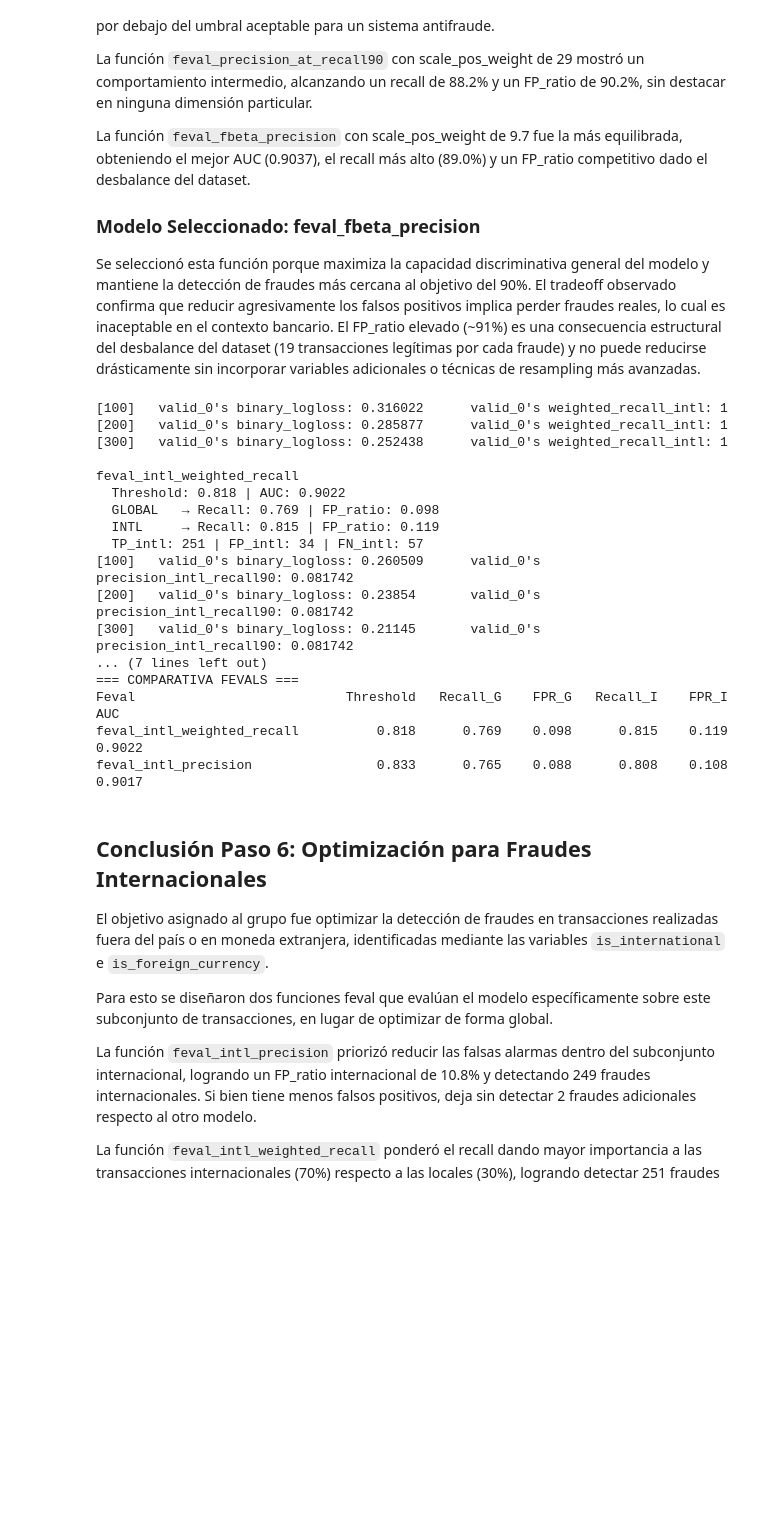
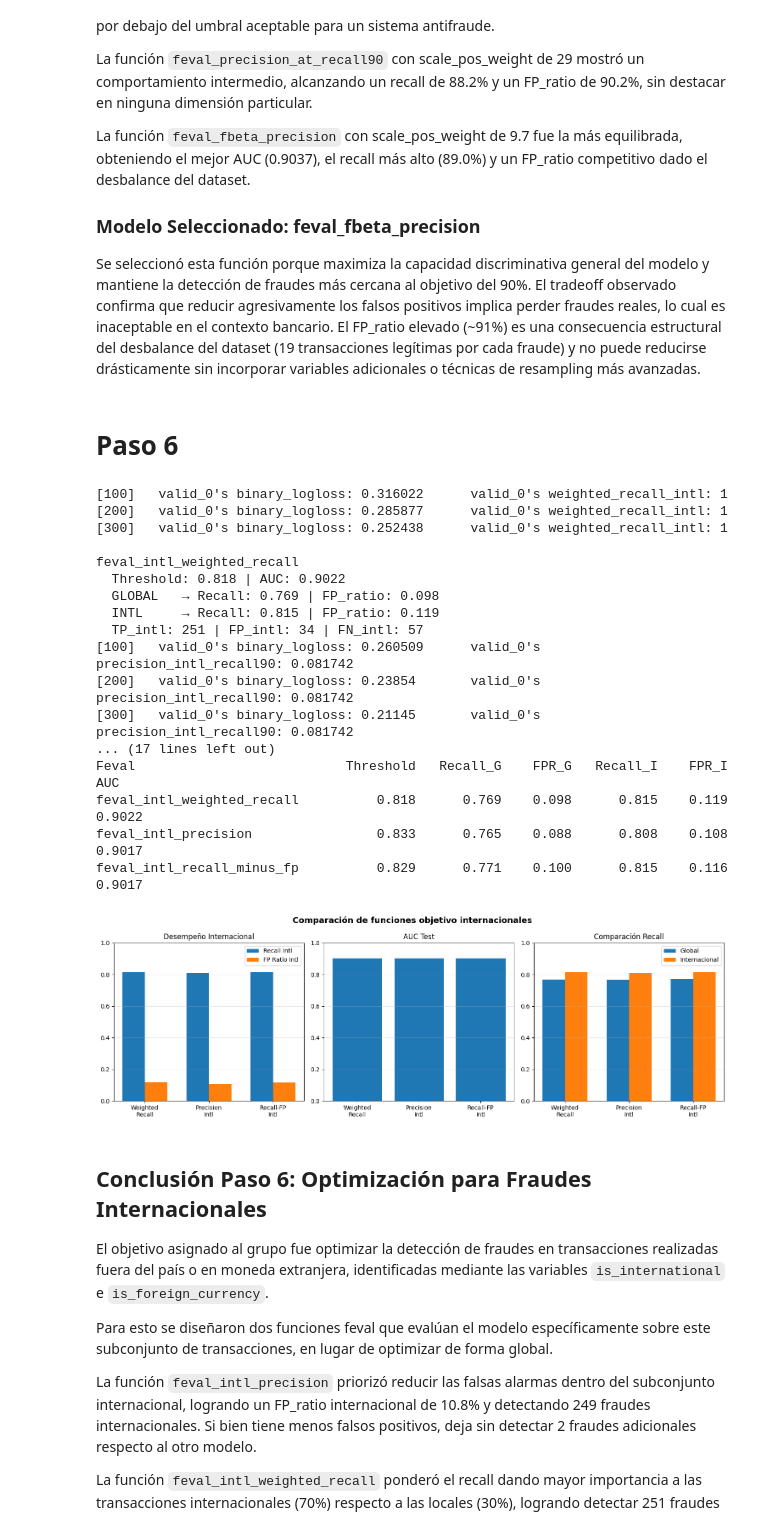
Before and after one commit to PedroPabloGuzmanMayen/Proyecto_PlusTI, a Jupyter notebook: objetivo1/Modelos.ipynb, the cells around one changed output. Saved outputs shown, nothing was run; the diff lists cells and outputs as text; code cells hidden in the pictures; blank space fills up the shorter version.

```diff
--- a/objetivo1/Modelos.ipynb
+++ b/objetivo1/Modelos.ipynb
@@ -512,10 +991,10 @@ lo cual es inaceptable en el contexto bancario. El FP_ratio elevado (~91%) es un
 consecuencia estructural del desbalance del dataset (19 transacciones legítimas por cada
 fraude) y no puede reducirse drásticamente sin incorporar variables adicionales o técnicas
 de resampling más avanzadas.
+# %% [markdown]
+# Paso 6
 # %%
-# PASO 6 - Objetivo: Detección de fraudes internacionales
 
-# Extraer índices de transacciones internacionales en val
 intl_mask_val  = (X_val['is_international'] == 1) | (X_val['is_foreign_currency'] == 1)
 intl_mask_tr   = (X_tr['is_international'] == 1)  | (X_tr['is_foreign_currency'] == 1)
 
@@ -567,21 +1046,51 @@ def feval_intl_precision(y_pred_raw, data):
 
     return 'precision_intl_recall90', score, True
 
+# Función 3: Recall Internacional vs FP Internacional
+# Busca detectar fraude internacional reduciendo falsas alertas
+def feval_intl_recall_minus_fp(y_pred_raw, data):
+    y_true  = data.get_label()
+    y_proba = 1 / (1 + np.exp(-y_pred_raw))
+
+    t = 0.35
+    y_hat = (y_proba >= t).astype(int)
+
+    tp_intl = np.sum((y_hat == 1) & (y_true == 1) & intl_idx_val)
+    fp_intl = np.sum((y_hat == 1) & (y_true == 0) & intl_idx_val)
+    fn_intl = np.sum((y_hat == 0) & (y_true == 1) & intl_idx_val)
+
+    recall_intl = tp_intl / (tp_intl + fn_intl + 1e-9)
+    fp_ratio_intl = fp_intl / (tp_intl + fp_intl + 1e-9)
+
+    # Penaliza falsas alertas internacionales
+    w = 5
+    score = recall_intl - w * fp_ratio_intl
+
+    return 'intl_recall_minus_fp', score, True
+
 configs_p6 = {
     'feval_intl_weighted_recall': {
         **params_native_base,
         'scale_pos_weight': scale_pos_weight * 2,
     },
+
     'feval_intl_precision': {
         **params_native_base,
         'scale_pos_weight': scale_pos_weight * 1.5,
+    },
+
+    'feval_intl_recall_minus_fp': {
+        **params_native_base,
+        'scale_pos_weight': scale_pos_weight * 2.5,
     },
 }
 
 feval_fns_p6 = {
     'feval_intl_weighted_recall': feval_intl_weighted_recall,
     'feval_intl_precision':       feval_intl_precision,
+    'feval_intl_recall_minus_fp': feval_intl_recall_minus_fp,
 }
+
 
 results_p6 = {}
 dtrain = lgb.Dataset(X_tr, label=y_tr)
@@ -667,11 +1176,15 @@ feval_intl_weighted_recall
 [100]   valid_0's binary_logloss: 0.260509      valid_0's precision_intl_recall90: 0.081742
 [200]   valid_0's binary_logloss: 0.23854       valid_0's precision_intl_recall90: 0.081742
 [300]   valid_0's binary_logloss: 0.21145       valid_0's precision_intl_recall90: 0.081742
-... (7 lines left out)
-=== COMPARATIVA FEVALS ===
+... (17 lines left out)
 Feval                           Threshold   Recall_G    FPR_G   Recall_I    FPR_I      AUC
 feval_intl_weighted_recall          0.818      0.769    0.098      0.815    0.119   0.9022
 feval_intl_precision                0.833      0.765    0.088      0.808    0.108   0.9017
+feval_intl_recall_minus_fp          0.829      0.771    0.100      0.815    0.116   0.9017
+# %%
+plot_intl_comparison(results_p6)
+# %% [output]
+[figure, added]
 # %% [markdown]
 ## Conclusión Paso 6: Optimización para Fraudes Internacionales
 
```
Also changed, not shown: parts of 15 cells of this notebook, 40 other files.
